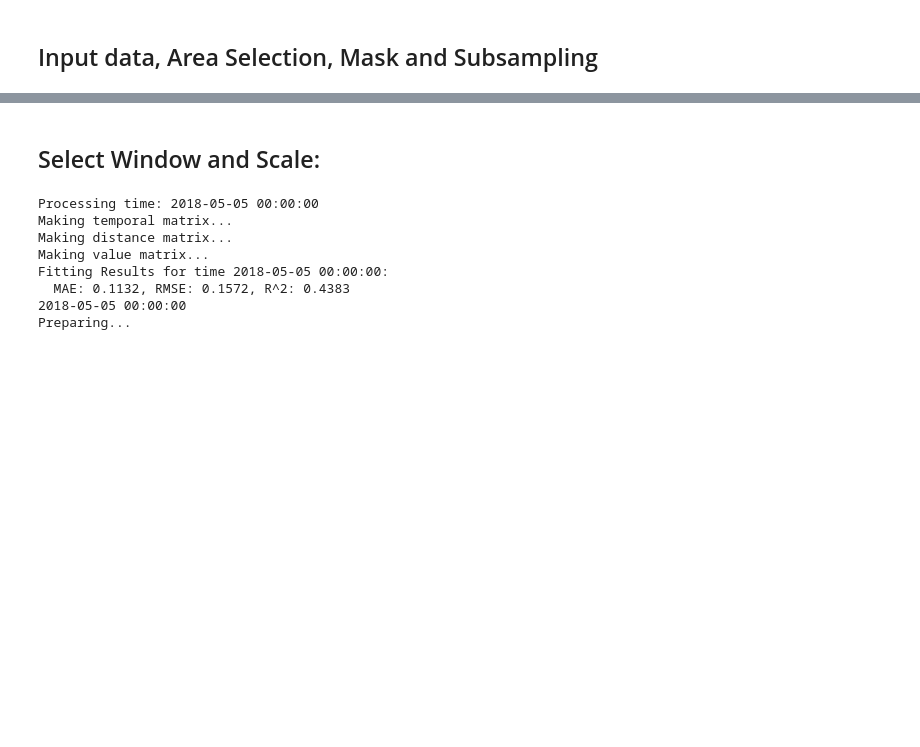
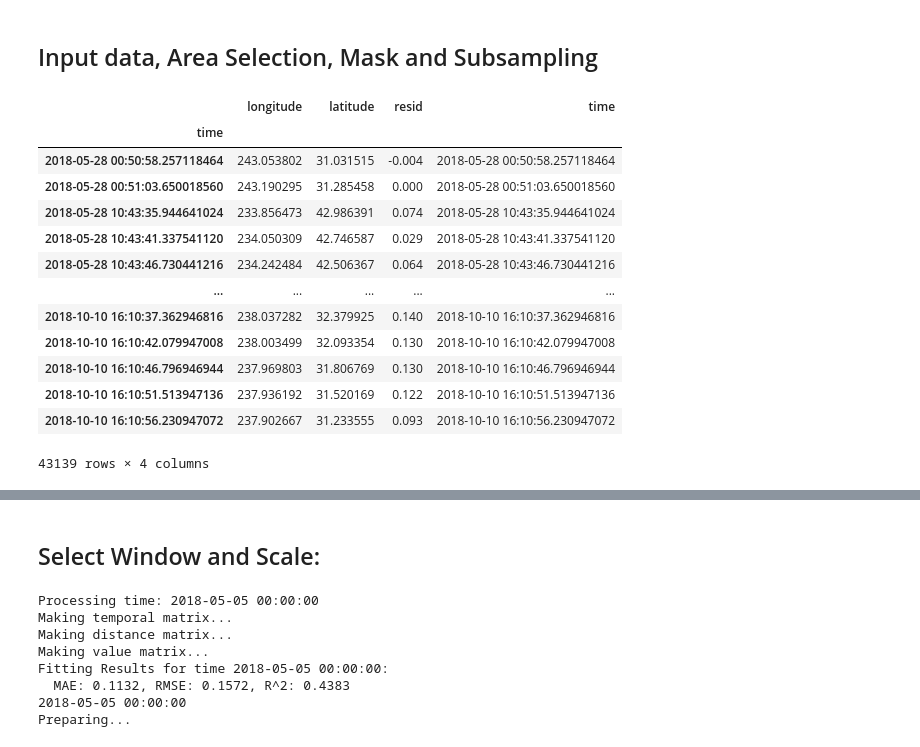
Before and after one commit to mariejuhl/ST-Window-Kriging, a Jupyter notebook: ST-Window-Kriging.ipynb, the cells around one changed output, grey strips where cells are left out. Saved outputs shown, nothing was run; the diff lists cells and outputs as text; code cells hidden in the pictures; blank space fills up the shorter version.

```diff
--- a/ST-Window-Kriging.ipynb
+++ b/ST-Window-Kriging.ipynb
@@ -30 +30,18 @@ l3         = l3[::10]
 l3['time'] = l3.index;
+# %%
+l3
+# %% [output]
+|  | longitude | latitude | resid | time |
+| time |  |  |  |  |
+| 2018-05-28 00:50:58.257118464 | 243.053802 | 31.031515 | -0.004 | 2018-05-28 00:50:58.257118464 |
+| 2018-05-28 00:51:03.650018560 | 243.190295 | 31.285458 | 0.000 | 2018-05-28 00:51:03.650018560 |
+| 2018-05-28 10:43:35.944641024 | 233.856473 | 42.986391 | 0.074 | 2018-05-28 10:43:35.944641024 |
+| 2018-05-28 10:43:41.337541120 | 234.050309 | 42.746587 | 0.029 | 2018-05-28 10:43:41.337541120 |
+| 2018-05-28 10:43:46.730441216 | 234.242484 | 42.506367 | 0.064 | 2018-05-28 10:43:46.730441216 |
+| ... | ... | ... | ... | ... |
+| 2018-10-10 16:10:37.362946816 | 238.037282 | 32.379925 | 0.140 | 2018-10-10 16:10:37.362946816 |
+| 2018-10-10 16:10:42.079947008 | 238.003499 | 32.093354 | 0.130 | 2018-10-10 16:10:42.079947008 |
+| 2018-10-10 16:10:46.796946944 | 237.969803 | 31.806769 | 0.130 | 2018-10-10 16:10:46.796946944 |
+| 2018-10-10 16:10:51.513947136 | 237.936192 | 31.520169 | 0.122 | 2018-10-10 16:10:51.513947136 |
+| 2018-10-10 16:10:56.230947072 | 237.902667 | 31.233555 | 0.093 | 2018-10-10 16:10:56.230947072 |
+43139 rows × 4 columns
```
Also changed, not shown: parts of 2 cells of this notebook.
